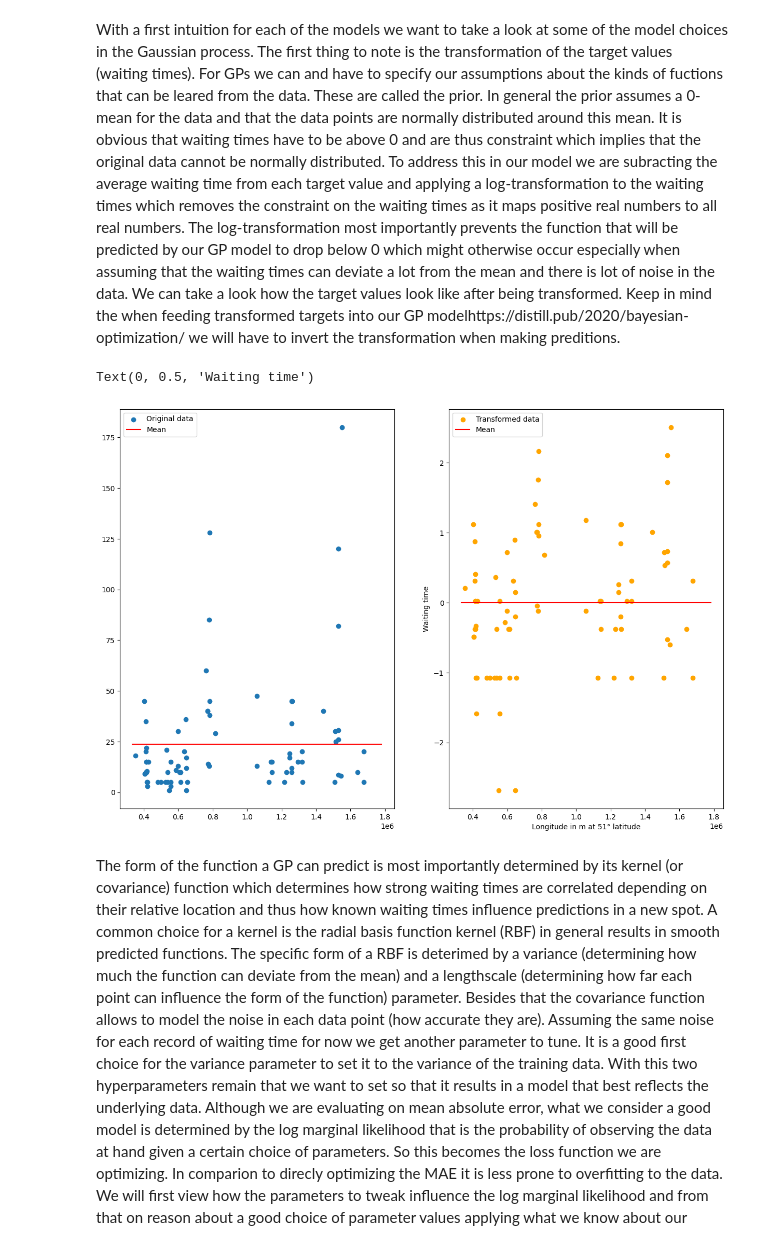
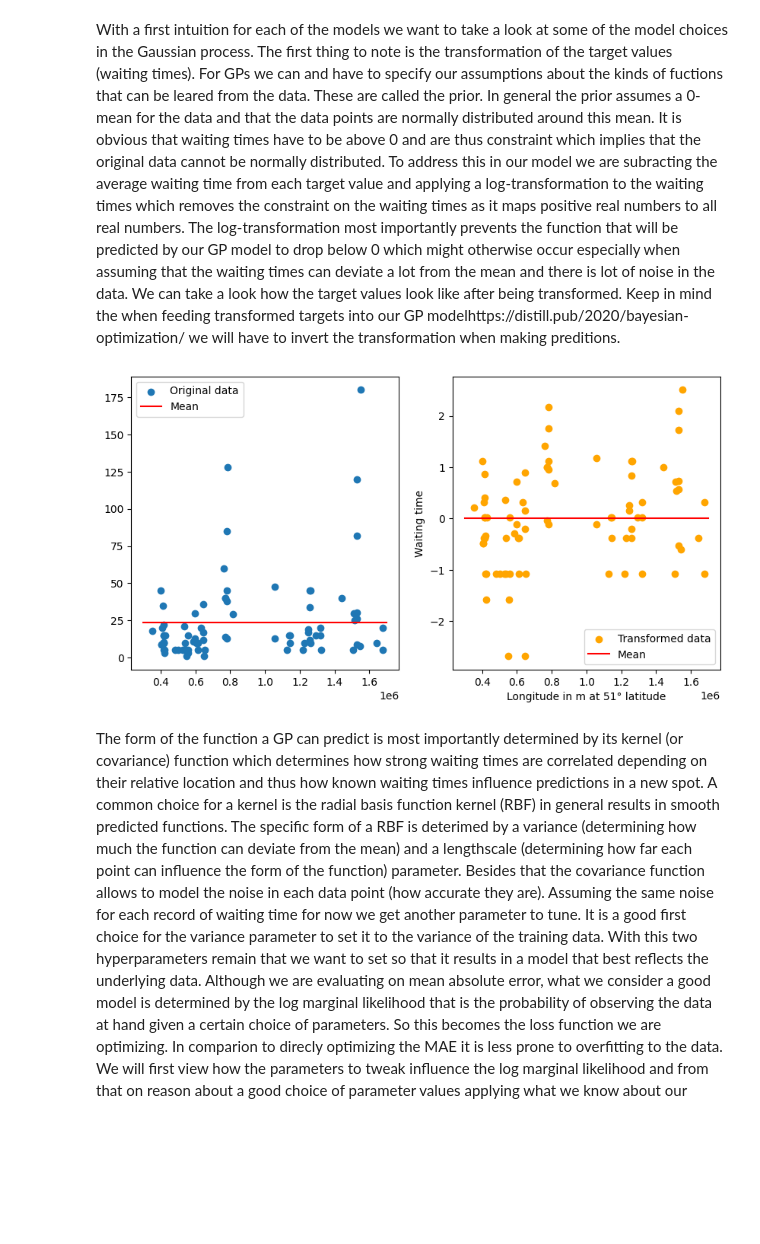
Before and after one commit to Hitchwiki/hitchmap-data, a Jupyter notebook: visualization/predictors/heatchmap.ipynb, the cells around one changed output. Saved outputs shown, nothing was run; the diff lists cells and outputs as text; code cells hidden in the pictures; blank space fills up the shorter version.

Commit message:
start using gp model with uncertainty transformer

```diff
--- a/visualization/predictors/heatchmap.ipynb
+++ b/visualization/predictors/heatchmap.ipynb
@@ -113,26 +102,36 @@ log_transformer = LogTransformer()
 # %%
+X = points[["lon"]].values
+y = points["wait"].values
+
+# as the target values are normalized in our model the standard deviation is 1
 sigma = 1.0
 
 # setting kernel bounds to 'fixed' to prevent them from being fitted
 rbf = RBF(length_scale_bounds=(1e4, 3e5))
+# the ConstantKernel represents the factor in front of the RBF kernel
 kernel = ConstantKernel(
     constant_value=sigma**2, constant_value_bounds="fixed"
 ) * rbf + WhiteKernel(noise_level_bounds=(4e-1, 1e0))
 
 gpr = GaussianProcessRegressor(
     kernel=kernel,
-    alpha=0.0**2,
+    alpha=0.0**2,  # the WhiteKernel represents the data noise
     optimizer="fmin_l_bfgs_b",  # maximizing marginal log lik: given the data, how likely is the parameterization of the kernel
     # (if we draw a sample frome the multivariate gaussian with the kernel as covariance matrix, how likely is the data we have seen)
     # prevents overfitting to some degree
-    normalize_y=True,
+    normalize_y=True,  # as the GP assumes 0 mean target values, but waiting times are not 0 mean
     n_restarts_optimizer=0,
     random_state=42,
 )
 
-target_transform_gpr = TransformedTargetRegressorWithUncertainty(regressor=gpr, transformer=log_transformer)
+# we log-transform the target values for training an back during prediction as the original waiting times rather follow a log-normal distribution
+# mind that the transformation function has to be defined for 0 target values
+target_transform_gpr = TransformedTargetRegressorWithUncertainty(
+    regressor=gpr, numeric_transformer=LogTransformer()
+)
 
 target_transform_gpr.fit(X, y)
-target_transform_gpr.regressor_.kernel_
+print(target_transform_gpr.regressor_.kernel_)
+evaluate(target_transform_gpr, train=points, validation=val, features=['lon'])
 # %% [output]
 1**2 * RBF(length_scale=1.68e+05) + WhiteKernel(noise_level=0.741)
@@ -160,28 +149,10 @@ The first thing to note is the transformation of the target values (waiting time
 To address this in our model we are subracting the average waiting time from each target value and applying a log-transformation to the waiting times which removes the constraint on the waiting times as it maps positive real numbers to all real numbers. The log-transformation most importantly prevents the function that will be predicted by our GP model to drop below 0 which might otherwise occur especially when assuming that the waiting times can deviate a lot from the mean and there is lot of noise in the data.
 We can take a look how the target values look like after being transformed.
 Keep in mind the when feeding transformed targets into our GP modelhttps://distill.pub/2020/bayesian-optimization/ we will have to invert the transformation when making preditions.
-# %%
-X = points[['lon']].values
-y_orig = points['wait'].values
-
-log_transformer = TargetTransformer(function=np.log1p, inverse_function=np.expm1)
-y = log_transformer.fit_transform(y_orig)
-
-fig, ((ax1),(ax2)) = plt.subplots(1, 2, figsize=(15, 10))
-
-ax1.scatter(X, y_orig, label="Original data")
-ax1.plot(x_test, np.ones(x_test.shape[0]) * np.mean(y_orig), label="Mean", color='red')
-ax1.legend()
-ax2.scatter(X, y, label="Transformed data", color='orange')
-ax2.plot(x_test, np.ones(x_test.shape[0]) * np.mean(y), label="Mean", color='red')
-ax2.legend()
-
-
-plt.xlabel("Longitude in m at 51° latitude")
-plt.ylabel("Waiting time")
-# %% [output]
-Text(0, 0.5, 'Waiting time')
-[figure, removed]
+# %%
+plot_transformed_targets(X, y)
+# %% [output]
+[figure, added]
 # %% [markdown]
 The form of the function a GP can predict is most importantly determined by its kernel (or covariance) function which determines how strong waiting times are correlated depending on their relative location and thus how known waiting times influence predictions in a new spot. A common choice for a kernel is the radial basis function kernel (RBF) in general results in smooth predicted functions.
 The specific form of a RBF is deterimed by a variance (determining how much the function can deviate from the mean) and a lengthscale (determining how far each point can influence the form of the function) parameter. Besides that the covariance function allows to model the noise in each data point (how accurate they are). Assuming the same noise for each record of waiting time for now we get another parameter to tune. It is a good first choice for the variance parameter to set it to the variance of the training data. With this two hyperparameters remain that we want to set so that it results in a model that best reflects the underlying data.
```
Also changed, not shown: parts of 28 cells of this notebook, 7 other files.
